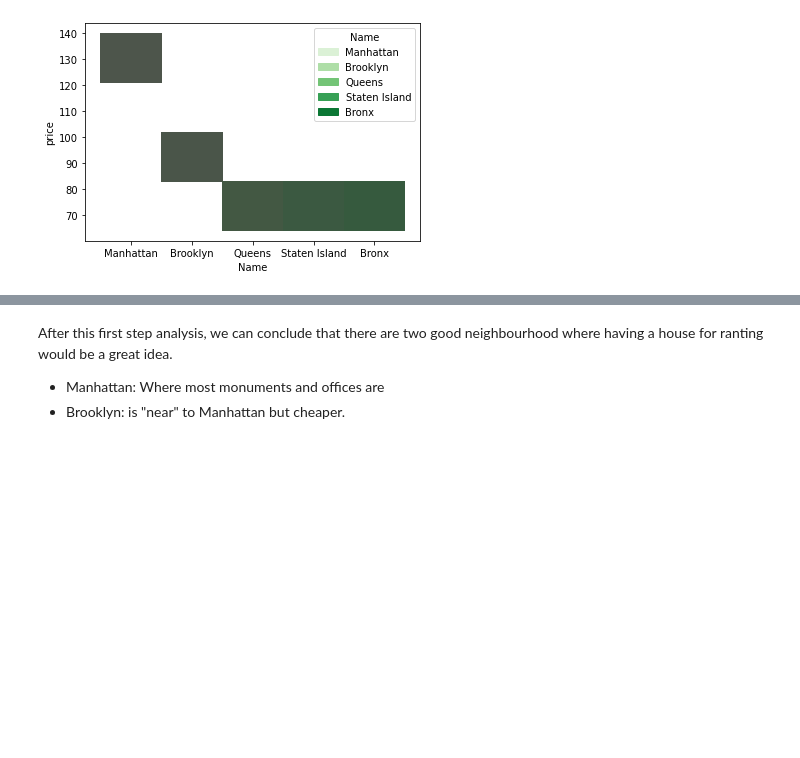
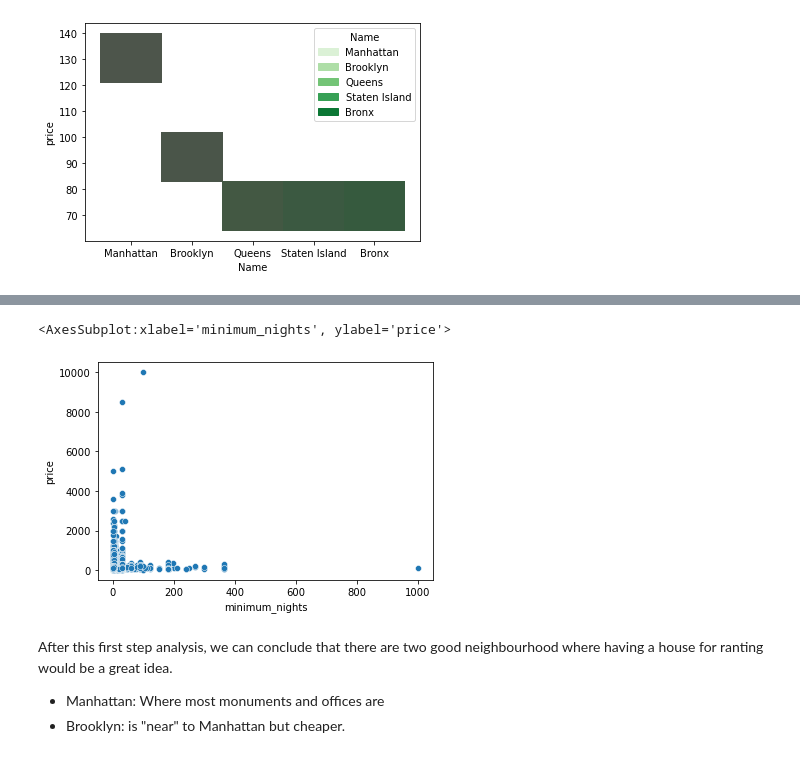
Before and after one commit to Marina-Diez/MARINA-DIEZ--Hey-I-am-a-data-analyst--, a Jupyter notebook: Visualization.ipynb, the cells around one changed output, grey strips where cells are left out. Saved outputs shown, nothing was run; the diff lists cells and outputs as text; code cells hidden in the pictures; blank space fills up the shorter version.

```diff
--- a/Visualization.ipynb
+++ b/Visualization.ipynb
@@ -117,3 +133,6 @@ median_plot
 # %% [output]
 <AxesSubplot:xlabel='Name', ylabel='price'>
 [figure]
+# %%
+Abb_NY["neighbourhood_group"] = Abb_NY[Abb_NY["neighbourhood_group"] == "Manhattan"]["neighbourhood_group"]
+Abb_NY
@@ -119,0 +153,3 @@ median_plot
+# %%
+Abb_NY = Abb_NY[Abb_NY["neighbourhood_group"].notnull()]
+Abb_NY
@@ -120,3 +170,10 @@ median_plot
+# %%
+# And what about giving a recomendation of price and number of nigths?
+# We can conclude that as lower is the minumun number of nigths, higher is the nigth price.
+sns.scatterplot(x=Abb_NY.minimum_nights, y=Abb_NY.price)
+# %% [output]
+<AxesSubplot:xlabel='minimum_nights', ylabel='price'>
+[figure, added]
 # %%
 median_plot.figure.savefig("output/median_plot.jpg", dpi=100)
 # %% [markdown]
```
Also changed, not shown: parts of 3 cells of this notebook, 5 other files.
